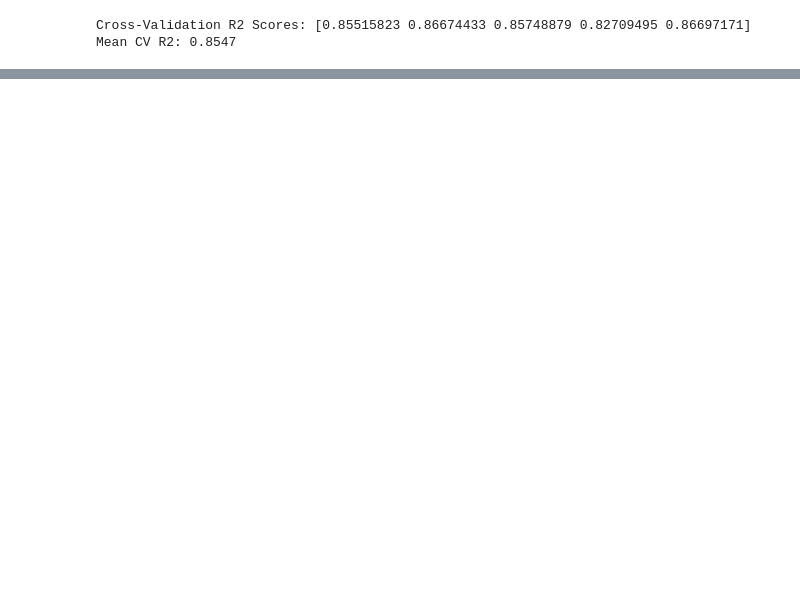
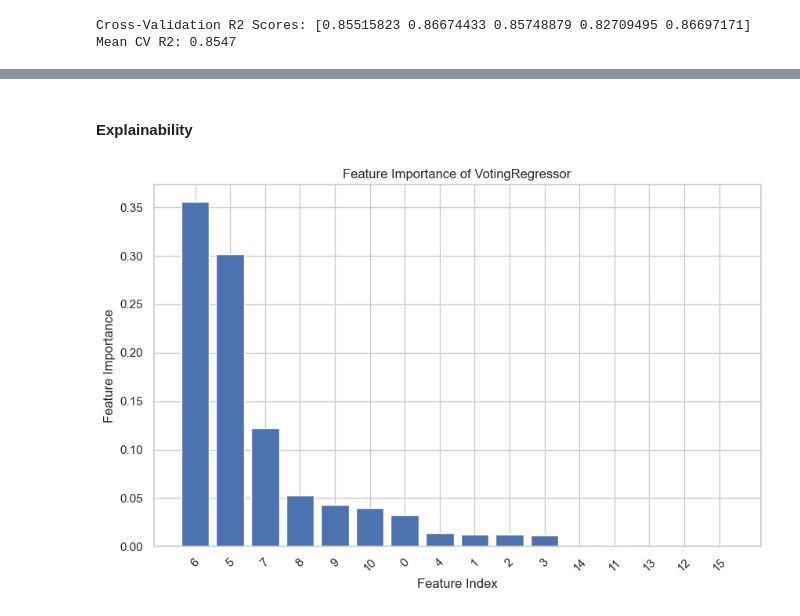
Before and after one commit to aai-institute/kickstart_forests, a Jupyter notebook: Ayush/Model_Training.ipynb, the cells around one changed output, grey strips where cells are left out. Saved outputs shown, nothing was run; the diff lists cells and outputs as text; code cells hidden in the pictures; blank space fills up the shorter version.

Commit message:
Add files via upload
Added Explainability and what can be done to improve further.

```diff
--- a/Ayush/Model_Training.ipynb
+++ b/Ayush/Model_Training.ipynb
@@ -612,0 +626,25 @@ Mean CV R2: 0.8547
+# %% [markdown]
+#### Explainability
+# %%
+# Extract feature importances from each Random Forest model
+feature_importances = np.zeros(X_train.shape[1])
+# %%
+for model in best_model.estimators_:
+    feature_importances += model.feature_importances_
+# %%
+# Average the feature importances over all models
+feature_importances /= len(best_model.estimators_)
+
+# Sort the features by importance
+sorted_indices = np.argsort(feature_importances)[::-1]
+# %%
+# Plot the feature importances
+plt.figure(figsize=(10, 6))
+plt.bar(range(X_train.shape[1]), feature_importances[sorted_indices], align="center")
+plt.xticks(range(X_train.shape[1]), sorted_indices, rotation=45)
+plt.xlabel("Feature Index")
+plt.ylabel("Feature Importance")
+plt.title("Feature Importance of VotingRegressor")
+plt.show()
+# %% [output]
+[figure, added]
```
Also changed, not shown: parts of 6 cells of this notebook.
